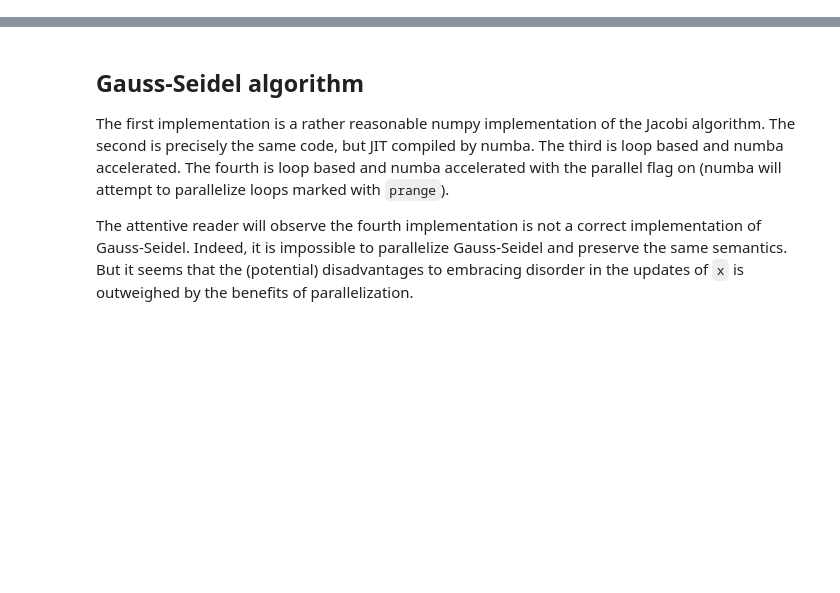
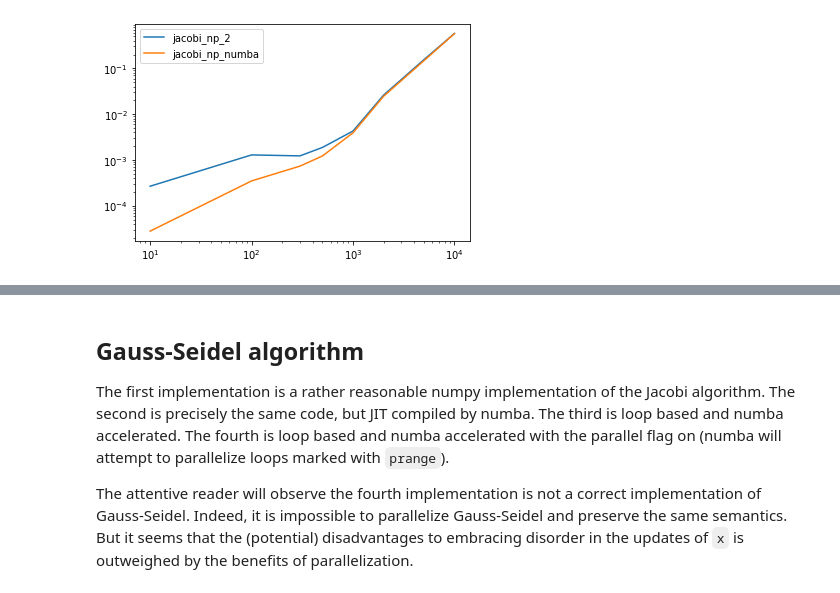
Before and after one commit to ltricot/notebooks, a Jupyter notebook: math/Jacobi and Gauss-Seidel.ipynb, the cells around one changed output, grey strips where cells are left out. Cells and saved outputs as stored; diff of their text form; code cells hidden in the pictures; blank space fills up the shorter version.

```diff
--- a/math/Jacobi and Gauss-Seidel.ipynb
+++ b/math/Jacobi and Gauss-Seidel.ipynb
@@ -16,0 +163,7 @@ The first implementation is a rather reasonable numpy implementation of the Jaco
+# %%
+jacobi_np_numba = njit(jacobi_np_2)
+jacobi_np_numba.__name__ = 'jacobi_np_numba'
+assert correct(jacobi_np_numba)
+
+curve(jacobi_np_2, jacobi_np_numba)
+# %% [output]
@@ -17 +190,2 @@ The first implementation is a rather reasonable numpy implementation of the Jaco
+[figure, added]
 # %%
```
Also changed, not shown: parts of 43 cells of this notebook, 9 other files.
